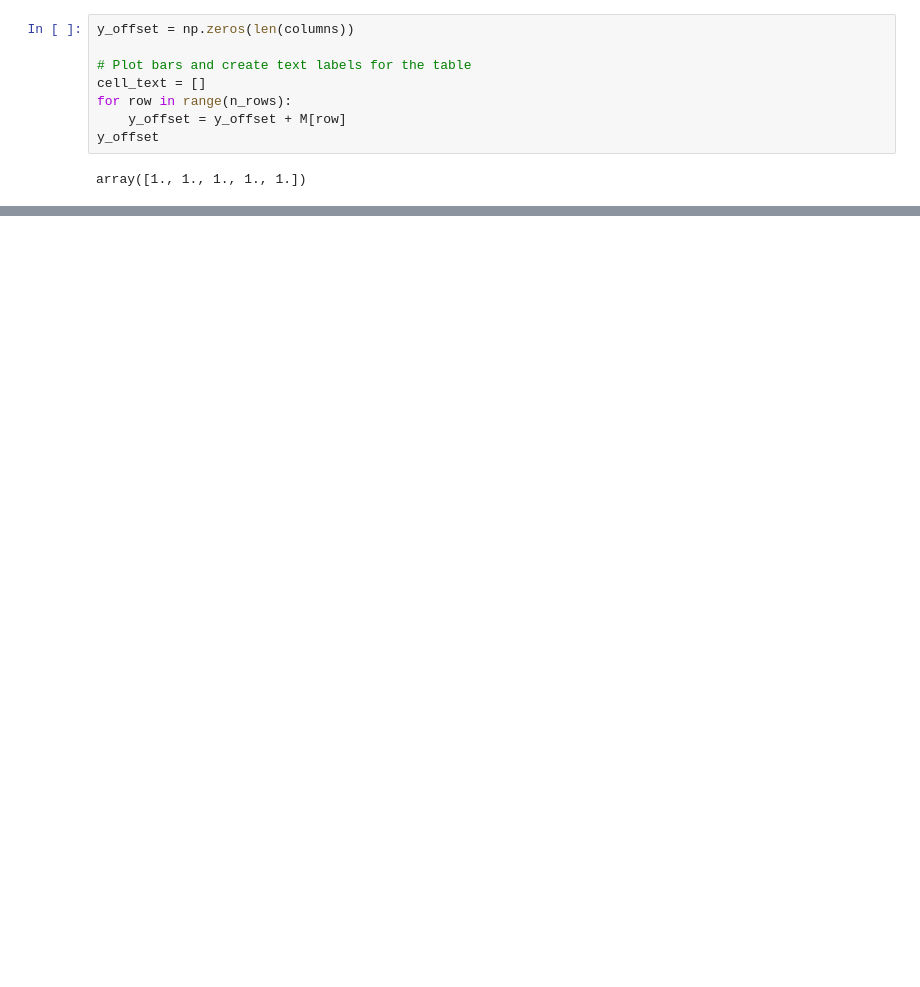
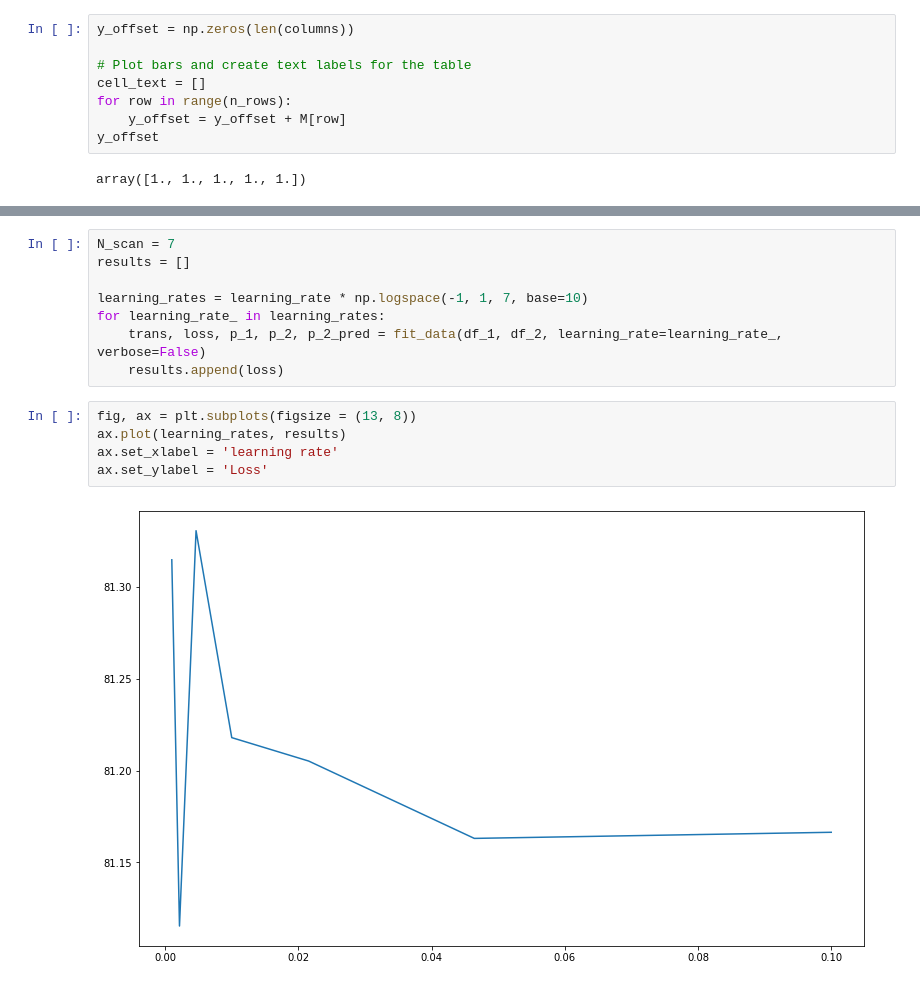
Before and after one commit to laurentperrinet/2022-05-04_transfert-des-voix, a Jupyter notebook: 2022-05-04_transfert-des-voix.ipynb, the cells around one changed output, grey strips where cells are left out. Saved outputs shown, nothing was run; the diff lists cells and outputs as text; blank space fills up the shorter version.

```diff
--- a/2022-05-04_transfert-des-voix.ipynb
+++ b/2022-05-04_transfert-des-voix.ipynb
@@ -1053,0 +1047,15 @@ array([1., 1., 1., 1., 1.])
+# %%
+N_scan = 7
+results = []
+
+learning_rates = learning_rate * np.logspace(-1, 1, 7, base=10)
+for learning_rate_ in learning_rates:
+    trans, loss, p_1, p_2, p_2_pred = fit_data(df_1, df_2, learning_rate=learning_rate_, verbose=False)
+    results.append(loss)
+# %%
+fig, ax = plt.subplots(figsize = (13, 8))
+ax.plot(learning_rates, results)
+ax.set_xlabel = 'learning rate'
+ax.set_ylabel = 'Loss'
+# %% [output]
+[figure, added]
```
Also changed, not shown: parts of 77 cells of this notebook.
